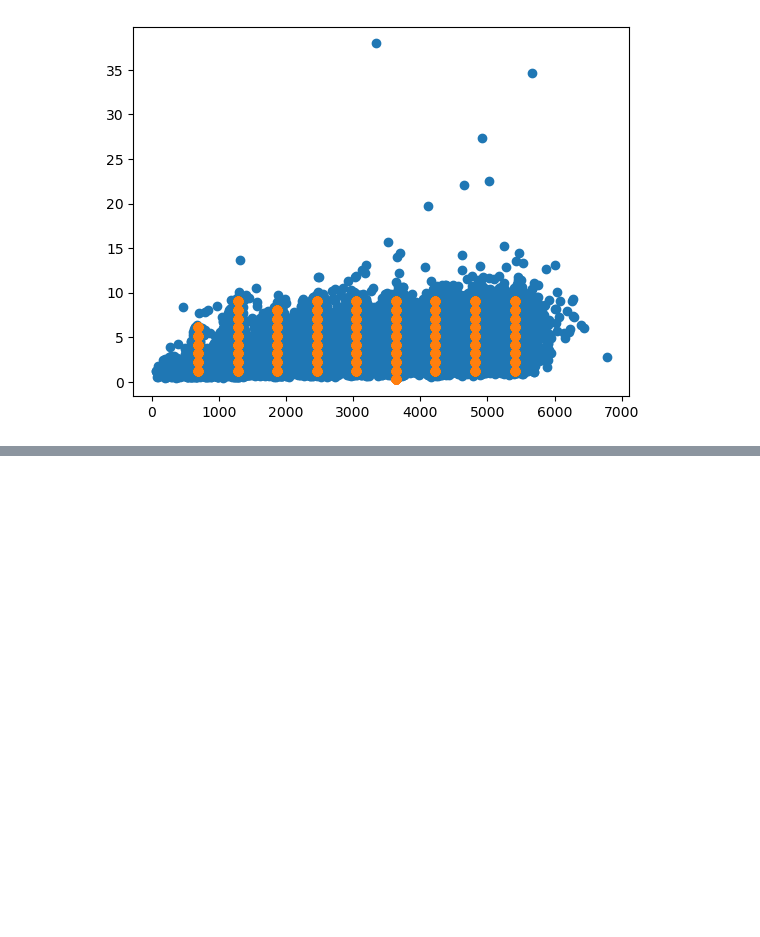
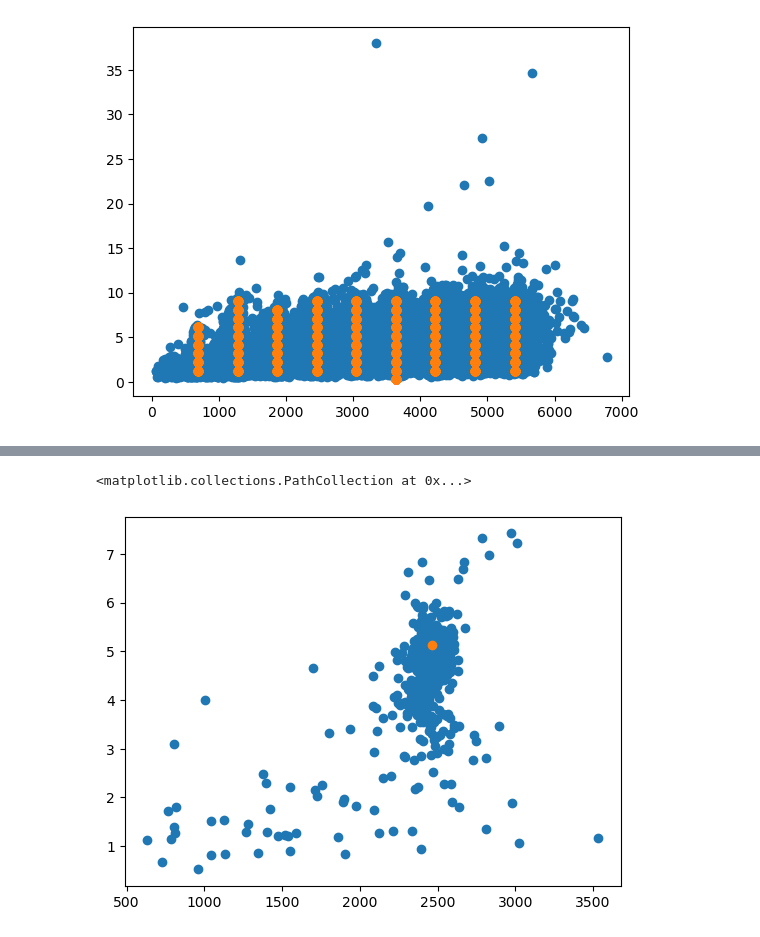
Before and after one commit to asatk/flows_pseudoaxions, a Jupyter notebook: nb.ipynb, the cells around one changed output, grey strips where cells are left out. Cells and saved outputs as stored; diff of their text form; code cells hidden in the pictures; blank space fills up the shorter version.

```diff
--- a/nb.ipynb
+++ b/nb.ipynb
@@ -97 +107,24 @@ INFO:tensorflow:Assets written to: ./model/08-11_OOP1/assets
 ================================================================================
+# %%
+# Setup sample generation for a known training label
+ngen = 500
+gen_label = np.array([2464, 5.125])
+gen_labels = np.repeat([gen_label], ngen, axis=0)
+gen_cond = loader.preproc_new(samples=gen_labels, is_cond=True)
+
+# Generate samples
+current_kwargs = {}
+for i in range(len(made_list) // 2):
+    current_kwargs[f"maf_{i}"] = {"conditional_input" : gen_cond}
+
+gen_data = dist.sample(ngen, bijector_kwargs=current_kwargs)
+
+# Recover generated samples from preprocessed network-friendly data
+gen_samples = loader.recover_new(gen_data)
+# %%
+# Plot generated samples for the known training label
+plt.scatter(gen_samples[:, 0], gen_samples[:, 1])
+plt.scatter(gen_label[0], gen_label[1])
+# %% [output]
+<matplotlib.collections.PathCollection at 0x...>
+[figure, added]
```
Also changed, not shown: parts of 16 cells of this notebook, 5 other files.
